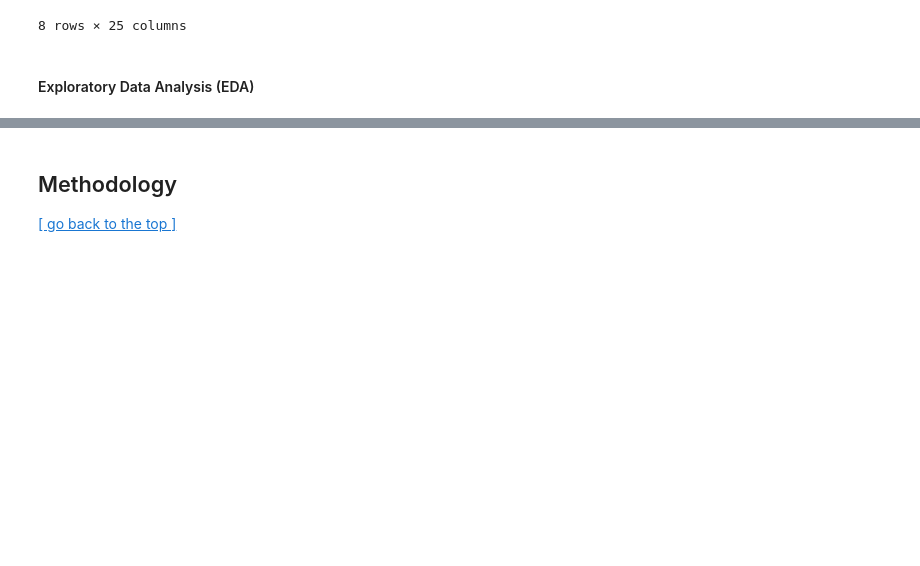
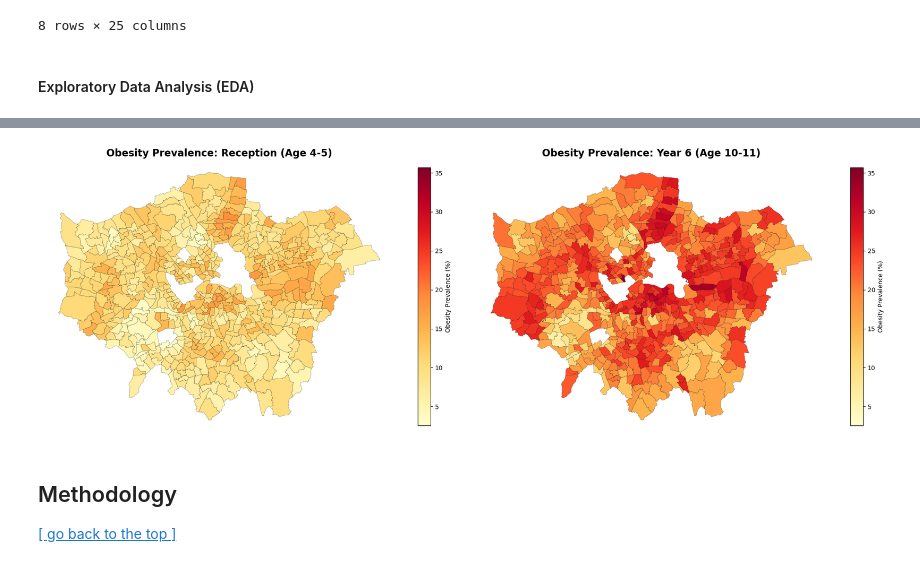
Before and after one commit to mixedmint/DSSS, a Jupyter notebook: childhood obesity.ipynb, the cells around one changed output, grey strips where cells are left out. Drawn from its saved outputs; the diff is of its cells as text; code cells hidden in the pictures; blank space fills up the shorter version.

```diff
--- a/childhood obesity.ipynb
+++ b/childhood obesity.ipynb
@@ -373,7 +373,7 @@ dtypes: float64(23), int64(2), object(5)
 memory usage: 142.9+ KB
 # %%
 # Remove duplicate and unnecessary columns
-df = df.drop(['Code', 'New Code', 'Borough', 'Names_y'], axis=1)
+df = df.drop(['New Code', 'Borough', 'Names_y'], axis=1).rename({'Names_x': 'Names'}, axis=1)
 df.info()
 # %% [output]
 <class 'pandas.core.frame.DataFrame'>
@@ -411,9 +411,18 @@ df.describe()
 # %%
 import geopandas as gpd
 
-#
-# Convert london ward shapefile to geojson
+# I downloaded London Ward Boundaries files from
+# and convert the shapefile to geojson for
 # local_map = gpd.read_file('data/London-wards-2014_ESRI/London_Ward_CityMerged.shp')
 # local_map.to_file('london_wards_2014.geojson', driver='GeoJSON')
 
-london_map = gpd.read_file("")
+# Load London Ward geojson file
+london_map = gpd.read_file("https://raw.githubusercontent.com/mixedmint/DSSS/main/data/london_wards_2014.geojson")
+london_map.info()
+
+
+# Merge london_map and dataset
+geo_df = london_map.merge(df, left_on='GSS_CODE', right_on='Code', how='inner')
+
+# Set CRS
+geo_df.set_crs(epsg=27700, allow_override=True, inplace=True)
@@ -420,3 +458,34 @@ london_map = gpd.read_file("")
+# %%
+# Plot childhood obesity prevalance maps
+fig, (ax1, ax2) = plt.subplots(1, 2, figsize=(20, 10))
+
+vmin = min(geo_df['Reception'].min(), geo_df['Year 6'].min())
+vmax = max(geo_df['Reception'].max(), geo_df['Year 6'].max())
+
+plot_kwds = {
+    'cmap': 'YlOrRd',          # 经典的 黄-橙-红 渐变色，非常适合呈现风险/肥胖率
+    'vmin': vmin,              # 统一最小刻度
+    'vmax': vmax,              # 统一最大刻度
+    'edgecolor': 'black',      # 区域边界线颜色
+    'linewidth': 0.2,          # 边界线极细，避免喧宾夺主
+    'legend': True,
+    'legend_kwds': {'shrink': 0.6, 'label': 'Obesity Prevalence (%)'} # 缩小图例比例并添加标签
+}
+
+# Reception
+geo_df.plot(column='Reception', ax=ax1, **plot_kwds)
+ax1.set_title('Obesity Prevalence: Reception (Age 4-5)', fontsize=16, fontweight='bold')
+ax1.axis('off')
+
+# Year 6
+geo_df.plot(column='Year 6', ax=ax2, **plot_kwds)
+ax2.set_title('Obesity Prevalence: Year 6 (Age 10-11)', fontsize=16, fontweight='bold')
+ax2.axis('off')
+
+plt.tight_layout()
+plt.show()
+# %% [output]
+[figure, added]
 # %% [markdown]
 ## Methodology
 
```
Also changed, not shown: parts of 2 cells of this notebook, 2 other files.
